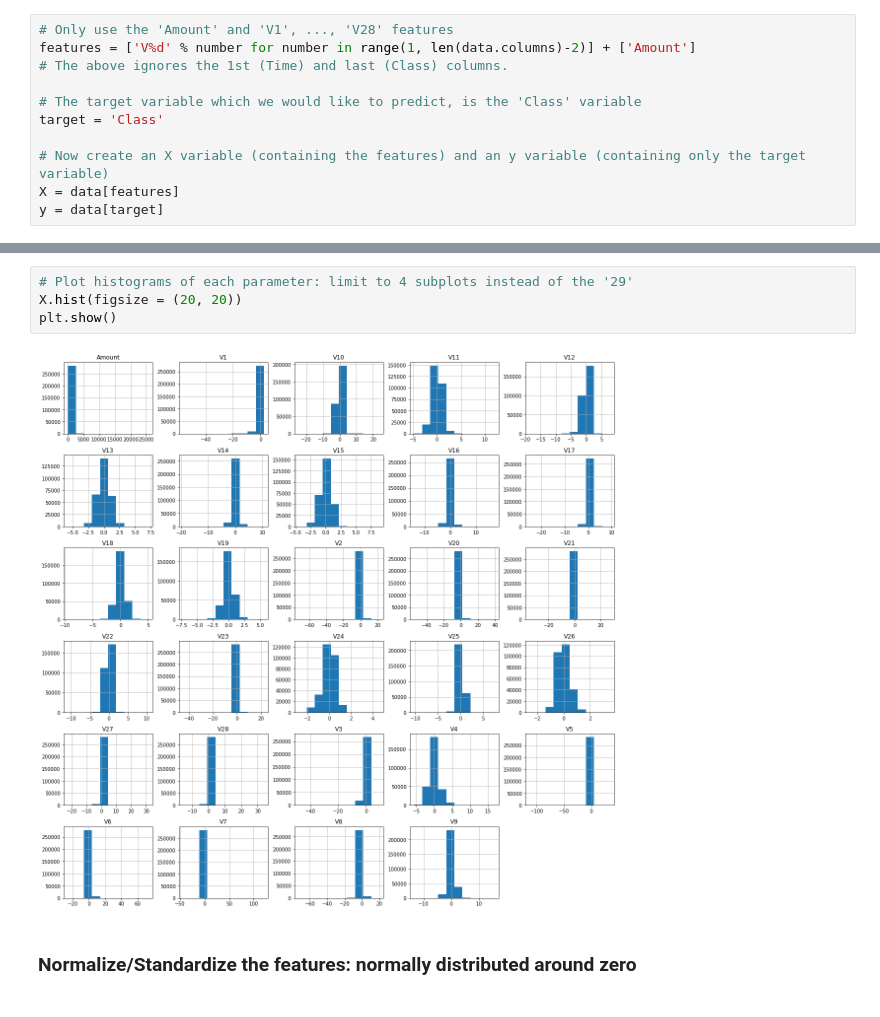
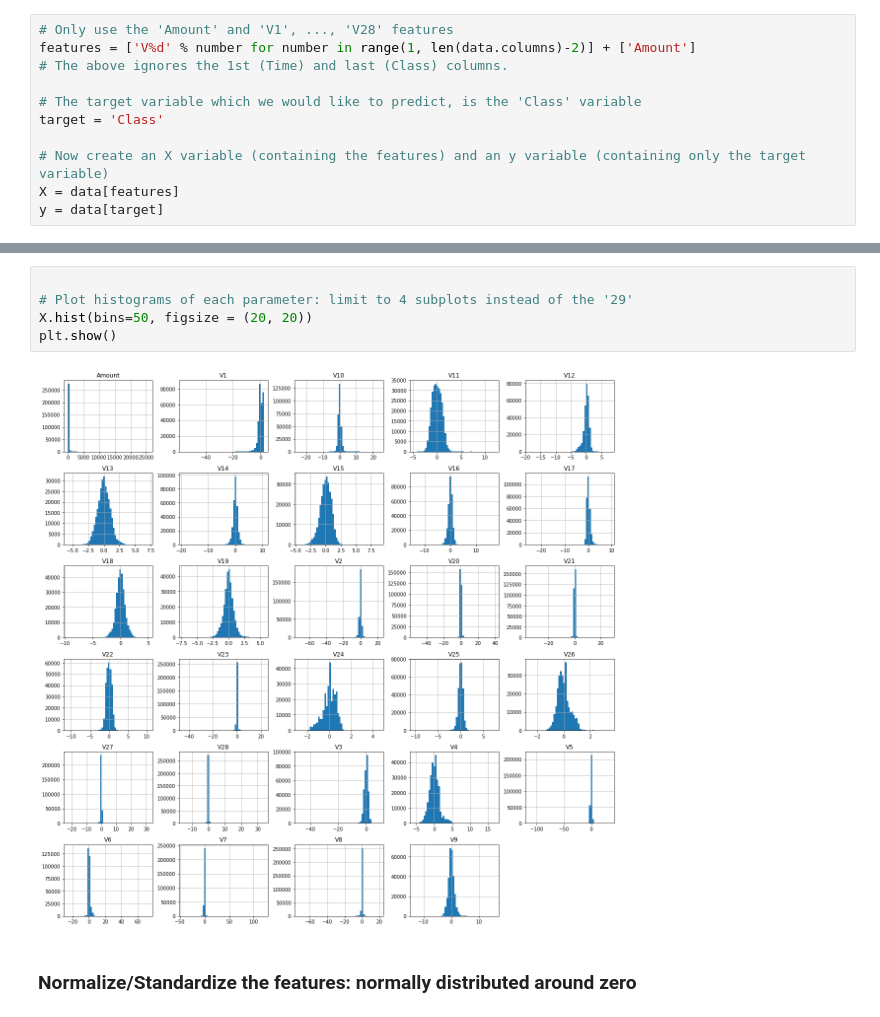
Before and after one commit to edwinfcampos/KaggleTutorials, a Jupyter notebook: FraudDetection.ipynb, the cells around one changed output, grey strips where cells are left out. Drawn from its saved outputs; the diff is of its cells as text.

```diff
--- a/FraudDetection.ipynb
+++ b/FraudDetection.ipynb
@@ -80,9 +89,10 @@ y = data[target]
 # %%
+
 # Plot histograms of each parameter: limit to 4 subplots instead of the '29'
-X.hist(figsize = (20, 20))
+X.hist(bins=50, figsize = (20, 20))
 plt.show()
 # %% [output]
-[figure, old version]
+[figure, new version]
 # %% [markdown]
 ### Normalize/Standardize the features: normally distributed around zero
 # %%
```
Also changed, not shown: parts of 4 cells of this notebook.
